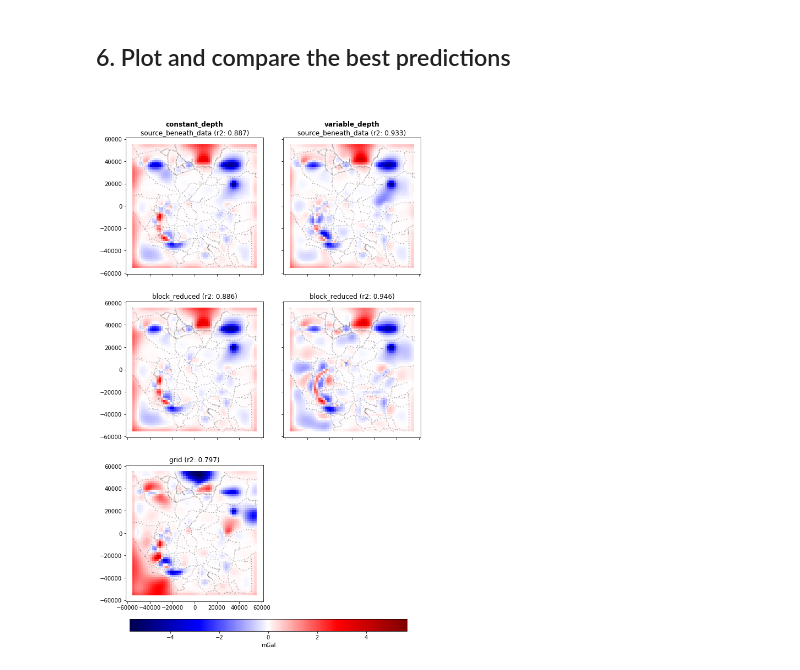
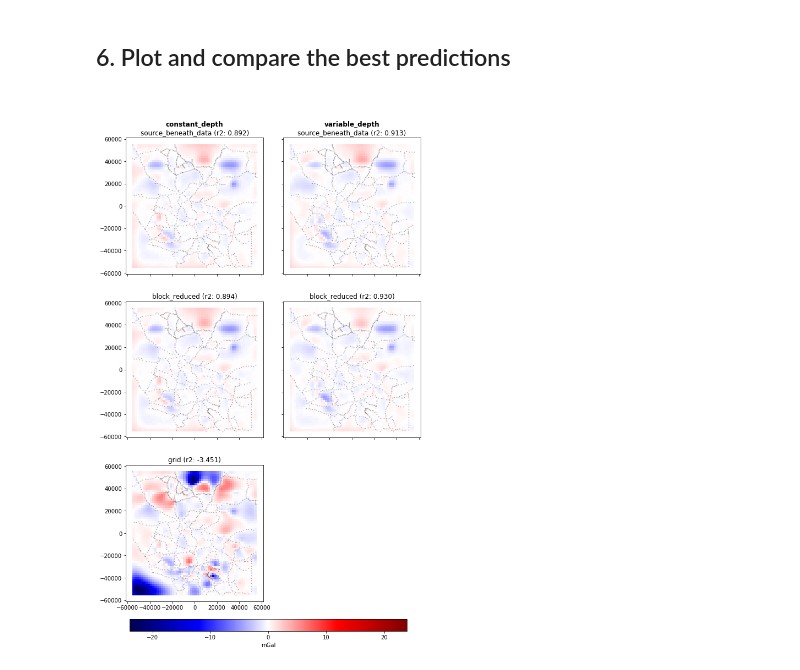
Before and after one commit to compgeolab/eql-gradient-boosted, a Jupyter notebook: notebooks/Gridding synthetic ground survey.ipynb, the cells around one changed output. Drawn from its saved outputs; the diff is of its cells as text; code cells hidden in the pictures.

Commit message:
Add noise to the synthetic surveys (#15)
Add gaussian noise to the synthetic surveys to simulate measurement errors.
Also fix the wrong sign on final comparison plots.

```diff
--- a/notebooks/Gridding synthetic ground survey.ipynb
+++ b/notebooks/Gridding synthetic ground survey.ipynb
@@ -131,6 +131,10 @@ model_bottom, model_top = -10e3, 0
 # Define which field will be meassured
 field = "g_z"
 field_units = "mGal"
+
+# Define standard deviation for the Gaussian noise that
+# will be added to the synthetic survey (in mGal)
+noise_std = 0.5
 
 # Define the spacing of the target regular grid
 # and its observation height
@@ -253,7 +257,7 @@ Compute the gravity field (g_z) on the observation points in mGal
 coordinates = (survey.easting, survey.northing, survey.height)
 survey[field] = hm.prism_gravity(
     coordinates, model["prisms"], model["densities"], field=field
-)
+) + np.random.normal(scale=noise_std, size=survey.easting.size)
 display(survey)
 # %% [output]
 |  | longitude | latitude | height | easting | northing | g_z |
@@ -760,34 +764,34 @@ for ax_col, relative_depth in zip(axes, best_predictions):
         prediction = best_predictions[relative_depth][layout]
         tmp = ax.pcolormesh(
             *grid[:2],
-            prediction - target,
+            target - prediction,
             vmin=-maxabs,
             vmax=maxabs,
             cmap="seismic",
         )
         ax.scatter(survey.easting, survey.northing, s=1, alpha=0.2, color="k")
         ax.set_aspect("equal")
         ax.set_title("{} (r2: {:.3f})".format(layout, r2_score(target, prediction)))
 
 # Hide the last axe because it's not used
 axes[-1][-1].set_visible(False)
 
 # Annotate the rows of the figure
 for i in range(2):
     axes[i][0].annotate(
         list(best_predictions.keys())[i],
         xy=(0.04 + abs(i - 0.26), 0.94),
         xycoords="figure fraction",
         fontsize="large",
         horizontalalignment="center",
         fontweight="bold",
     )
 
 # Add colorbar
 fig.subplots_adjust(bottom=0.1, wspace=0.05)
 cbar_ax = fig.add_axes([0.15, 0.05, 0.7, 0.02])
 fig.colorbar(tmp, cax=cbar_ax, orientation="horizontal", label=field_units)
 
 plt.show()
 # %% [output]
-[figure, old version]
+[figure, new version]
```
Also changed, not shown: parts of 13 cells of this notebook, 1 other file.
